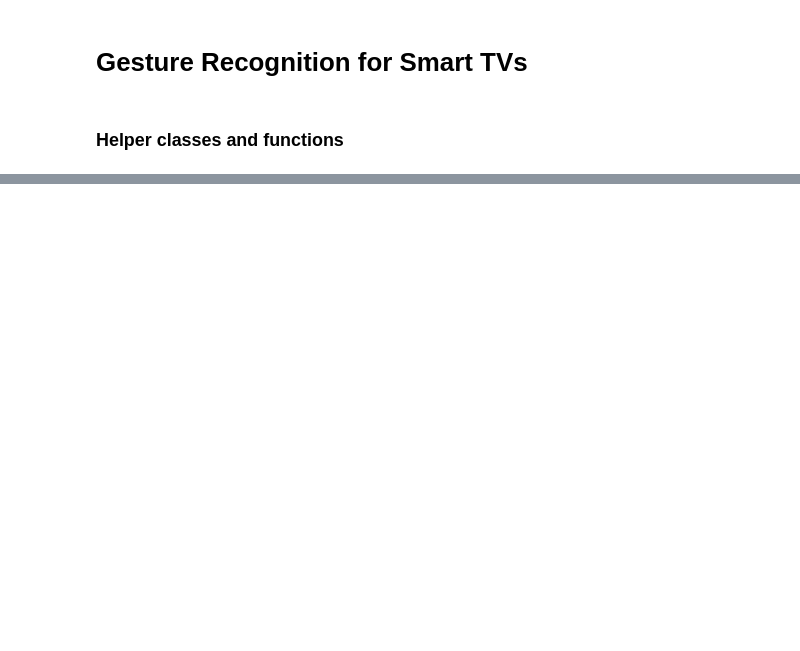
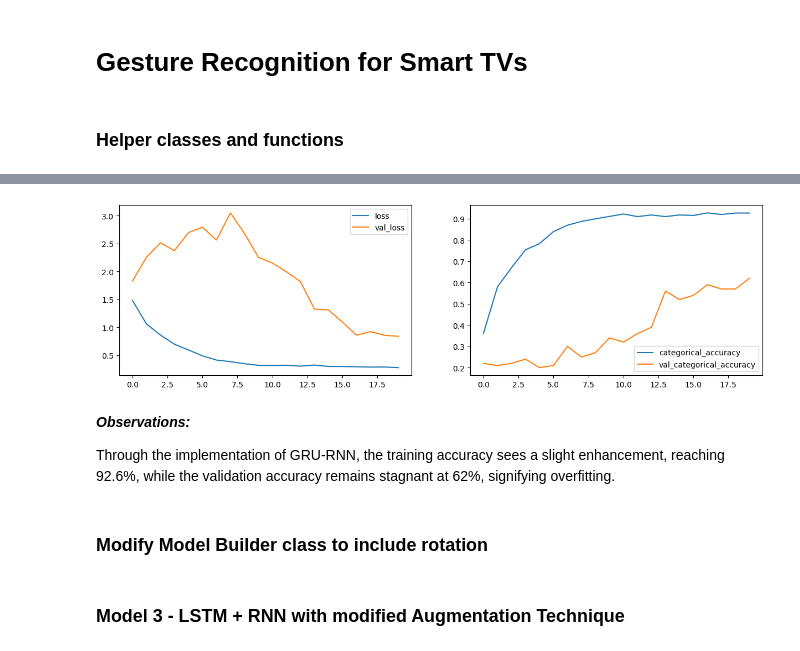
Before and after one commit to akashkriplani/hand-gesture-recognition, a Jupyter notebook: Gesture_Recognition.ipynb, the cells around one changed output, grey strips where cells are left out. Drawn from its saved outputs; the diff is of its cells as text; code cells hidden in the pictures; blank space fills up the shorter version.

```diff
--- a/Gesture_Recognition.ipynb
+++ b/Gesture_Recognition.ipynb
@@ -274,5 +367,5 @@ def plot(history):
 # %%
-class RNNCNN(ModelBuilder):
+class RNNCNN2(ModelBuilder):
 
     def model_definition(self, cells=64, dense_neurons=64, dropout=0.25):
 
@@ -310,9 +403,9 @@ class RNNCNN(ModelBuilder):
         model.compile(optimizer=optimizer, loss='categorical_crossentropy', metrics=['categorical_accuracy'])
         return model
 # %%
-rnn_cnn = RNNCNN()
-rnn_cnn.initialize_path(base_path)
-rnn_cnn.initialize_image_props(image_height=120, image_width=120)
-rnn_cnn.initialize_hyperparameters(number_of_sample_frames=18, batch_size=20, num_epochs=20)
-rnn_cnn_model = rnn_cnn.model_definition(cells=128, dense_neurons=128, dropout=0.25)
-rnn_cnn_model.summary()
+rnn_cnn_2 = RNNCNN2()
+rnn_cnn_2.initialize_path(base_path)
+rnn_cnn_2.initialize_image_props(image_height=120, image_width=120)
+rnn_cnn_2.initialize_hyperparameters(number_of_sample_frames=18, batch_size=20, num_epochs=20)
+rnn_cnn_model_2 = rnn_cnn_2.model_definition(cells=128, dense_neurons=128, dropout=0.25)
+rnn_cnn_model_2.summary()
@@ -319,3 +430,3 @@ rnn_cnn_model.summary()
 # %%
-print("Total Parameters: ", rnn_cnn_model.count_params())
-model_1 = rnn_cnn.train_model(rnn_cnn_model, augment_data=True)
+print("Total Parameters: ", rnn_cnn_model_2.count_params())
+model_2 = rnn_cnn_2.train_model(rnn_cnn_model_2, augment_data=True)
@@ -321,0 +451,10 @@ model_1 = rnn_cnn.train_model(rnn_cnn_model, augment_data=True)
+# %%
+plot(model_2)
+# %% [output]
+[figure, added]
+# %% [markdown]
+***Observations:***
+
+Through the implementation of GRU-RNN, the training accuracy sees a slight enhancement, reaching 92.6%, while the validation accuracy remains stagnant at 62%, signifying overfitting.
+# %% [markdown]
+### Modify Model Builder class to include rotation
@@ -321,0 +676,2 @@ model_1 = rnn_cnn.train_model(rnn_cnn_model, augment_data=True)
+# %% [markdown]
+### Model 3 - LSTM + RNN with modified Augmentation Technique
```
Also changed, not shown: parts of 35 cells of this notebook, 1 other file.
